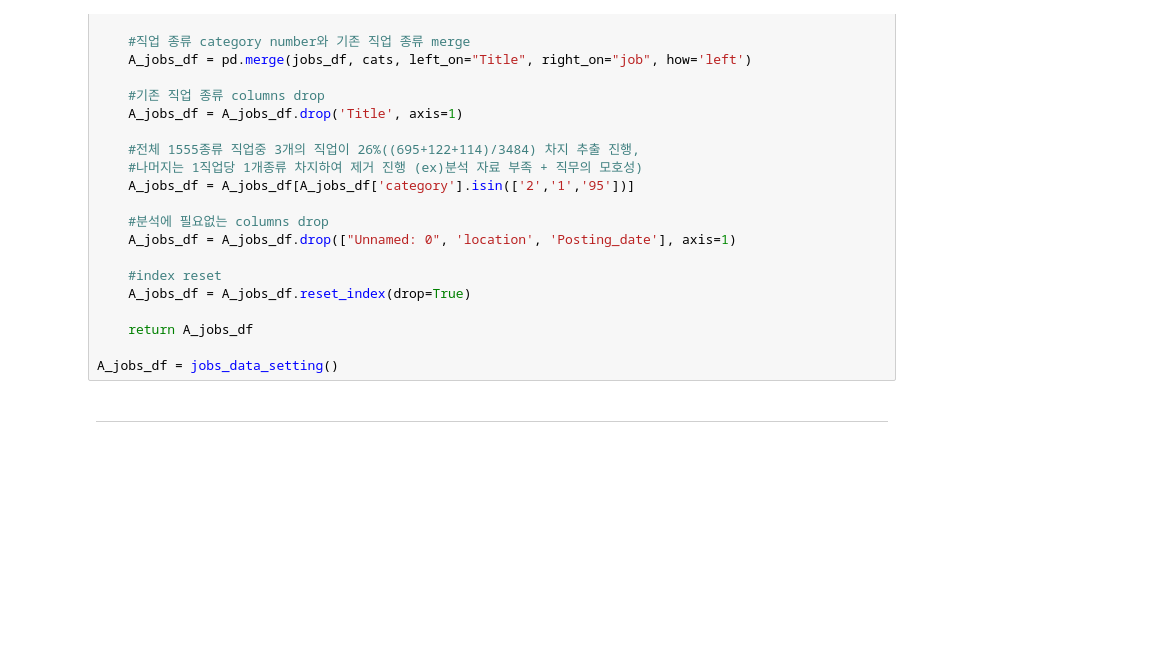
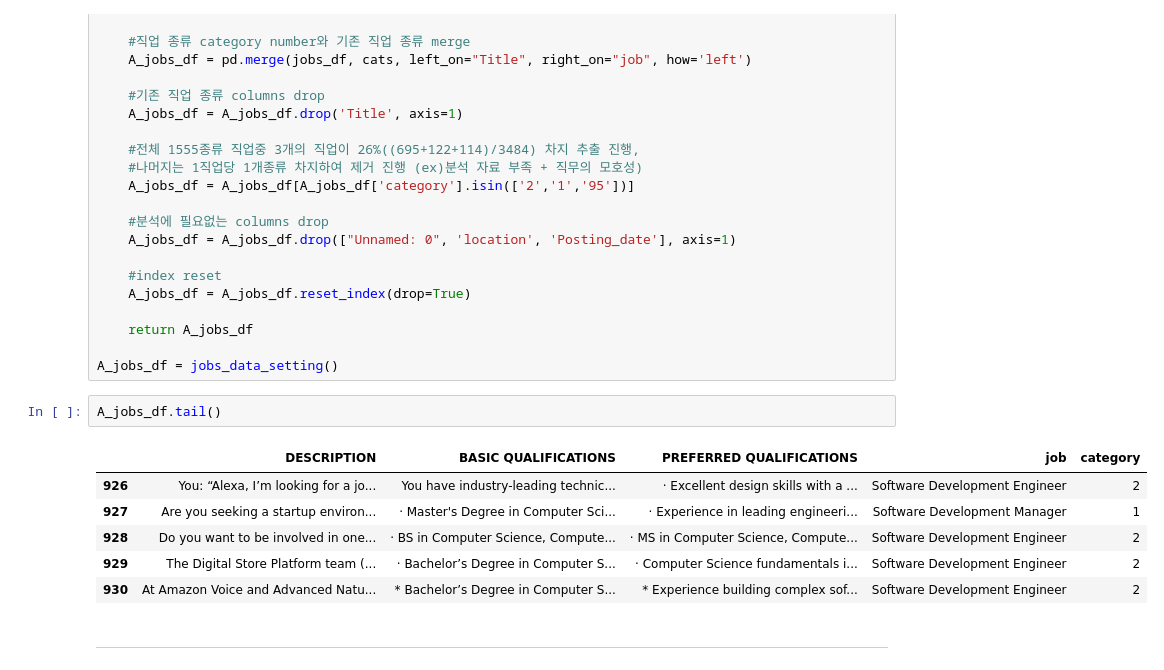
Before and after one commit to UPRMG/Project, a Jupyter notebook: Project/1. Amazon/Project.ipynb, the cells around one changed output. Cells and saved outputs as stored; diff of their text form; blank space fills up the shorter version.

```diff
--- a/Project/Project.ipynb
+++ b/Project/1. Amazon/Project.ipynb
@@ -58,6 +58,15 @@ def jobs_data_setting():
     return A_jobs_df
 
 A_jobs_df = jobs_data_setting()
+# %%
+A_jobs_df.tail()
+# %% [output]
+|  | DESCRIPTION | BASIC QUALIFICATIONS | PREFERRED QUALIFICATIONS | job | category |
+| 926 | You: “Alexa, I’m looking for a jo... | You have industry-leading technic... | · Excellent design skills with a ... | Software Development Engineer | 2 |
+| 927 | Are you seeking a startup environ... | · Master's Degree in Computer Sci... | · Experience in leading engineeri... | Software Development Manager | 1 |
+| 928 | Do you want to be involved in one... | · BS in Computer Science, Compute... | · MS in Computer Science, Compute... | Software Development Engineer | 2 |
+| 929 | The Digital Store Platform team (... | · Bachelor’s Degree in Computer S... | · Computer Science fundamentals i... | Software Development Engineer | 2 |
+| 930 | At Amazon Voice and Advanced Natu... | * Bachelor’s Degree in Computer S... | * Experience building complex sof... | Software Development Engineer | 2 |
 # %% [markdown]
 ---
 # %% [markdown]
```
Also changed, not shown: 8 other files.
